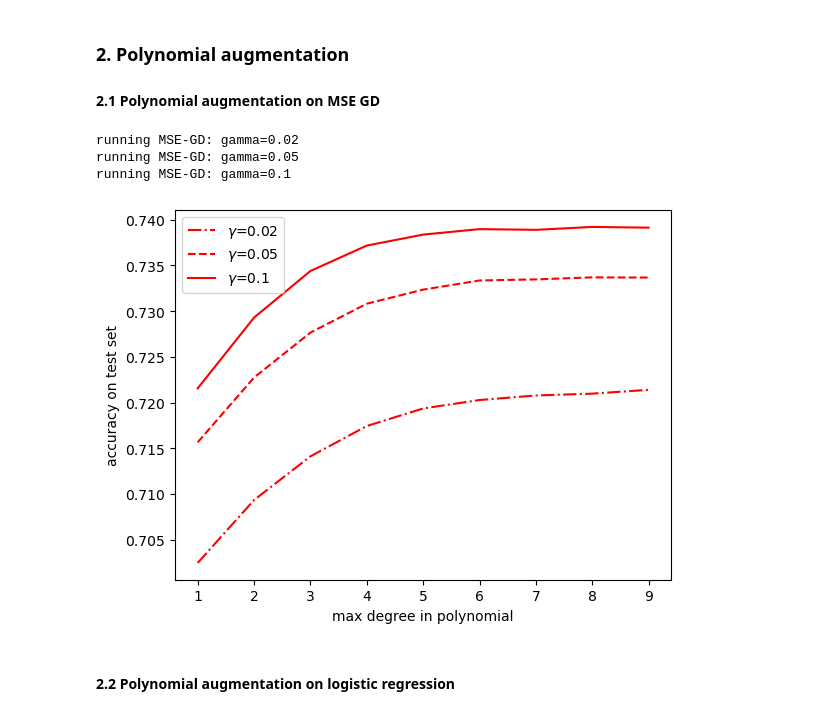
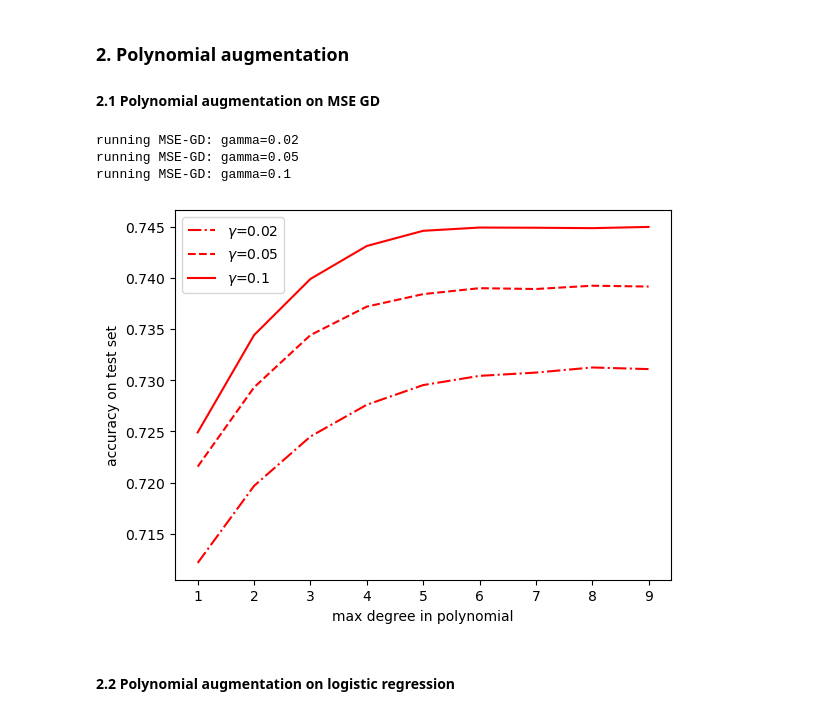
Before and after one commit to MeloS7/ML_Project1_EPFL, a Jupyter notebook: experiments.ipynb, the cells around one changed output. Cells and saved outputs as stored; diff of their text form; code cells hidden in the pictures.

Commit message:
Curve: poly on MSE iter=2000

```diff
--- a/experiments.ipynb
+++ b/experiments.ipynb
@@ -142,38 +142,38 @@ from preprocessing import Preprocessor
 from implementations import mean_squared_error_gd
 
 # Training params
-max_iter = 1000
+max_iter = 2000
 degrees = range(1,10)
 gammas = {0.02:"-.", 0.05:'--', 0.1:'-'}
 
 for gamma,ls in gammas.items():
     print(f"running MSE-GD: gamma={gamma}")
 
     acc = []
     for degree in degrees:
 
         # Feature engineering
         x_tr, x_te, y_tr, y_te = train_test_split(labels, features, 0.8, seed=42)
         prep = Preprocessor()
         x_tr = prep.process_train(x_tr, mapping=True, poly_degree=degree)
         x_te = prep.process_test(x_te)
 
         # Model training
         initial_w = np.zeros((x_tr.shape[1]))
         w, l_tr = mean_squared_error_gd(y_tr, x_tr, initial_w, max_iter, gamma)
         acc.append( accuracy_score(y_te, make_prediction(x_te @ w)) )
 
     plt.plot(degrees, acc, c='red', linestyle=ls, label=f"$\gamma$={gamma}")
 
 plt.ylabel("accuracy on test set")
 plt.xlabel("max degree in polynomial")
 plt.legend()
 plt.show()
 # %% [output]
 running MSE-GD: gamma=0.02
 running MSE-GD: gamma=0.05
 running MSE-GD: gamma=0.1
-[figure, old version]
+[figure, new version]
 # %% [markdown]
 #### 2.2 Polynomial augmentation on logistic regression
 # %%
```
